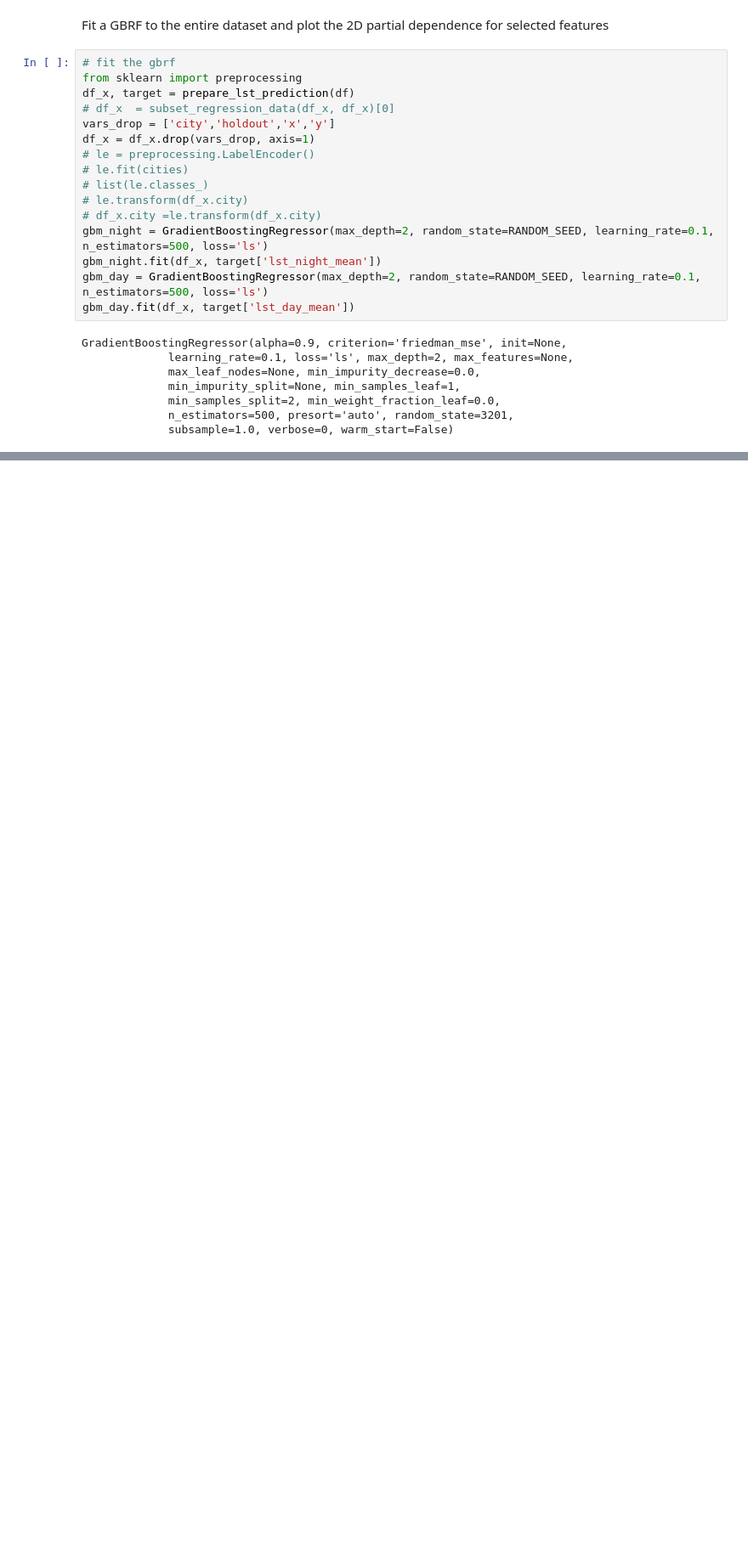
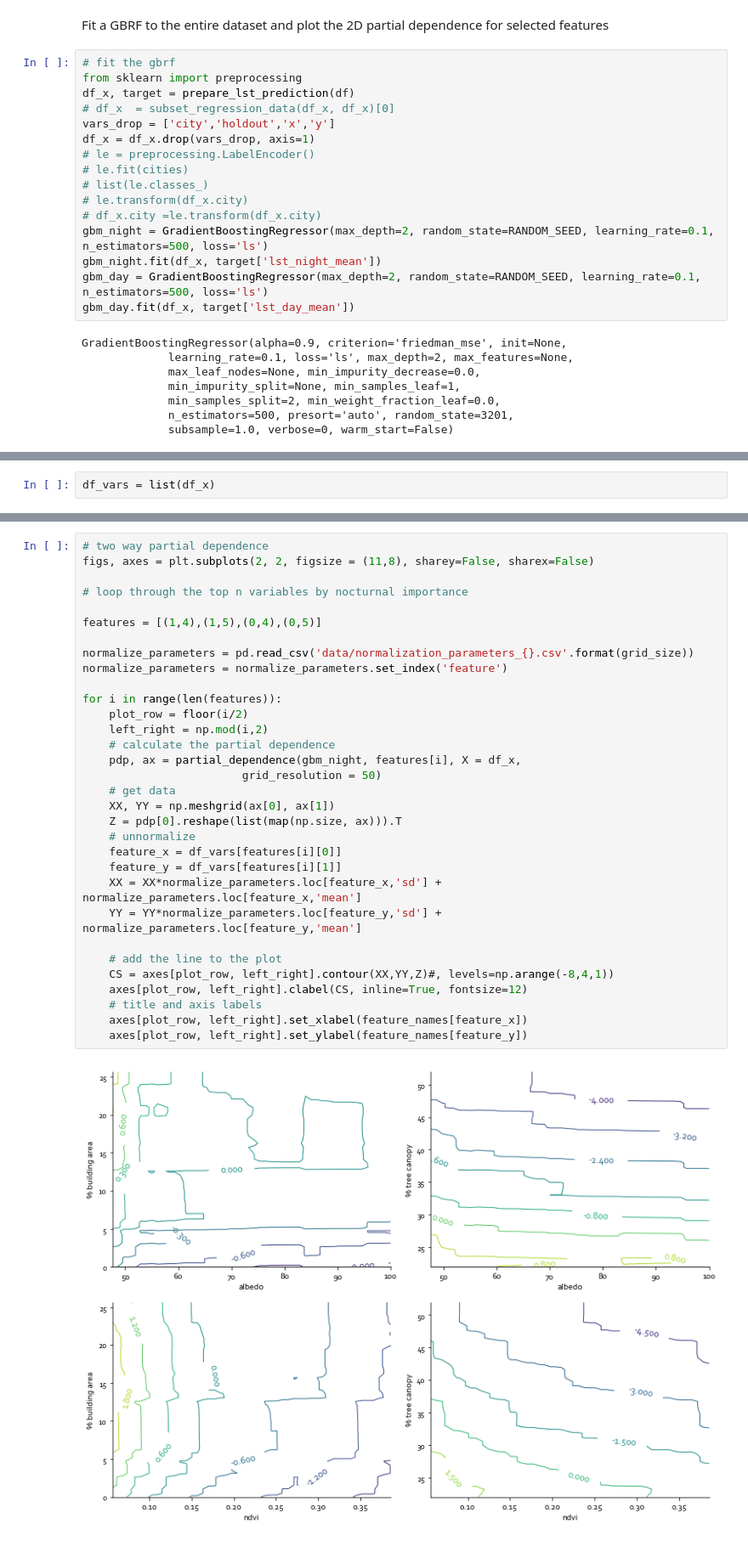
Before and after one commit to tommlogan/land_surface_temperature, a Jupyter notebook: code/analysis/partial_dependence_PY.ipynb, the cells around one changed output, grey strips where cells are left out. Shown at 85% size. Saved outputs shown, nothing was run; the diff lists cells and outputs as text; blank space fills up the shorter version.

```diff
--- a/code/analysis/partial_dependence_PY.ipynb
+++ b/code/analysis/partial_dependence_PY.ipynb
@@ -142,0 +58,2 @@ features
+# %%
+df_vars = list(df_x)
@@ -142,0 +76,34 @@ features
+# %%
+# two way partial dependence
+figs, axes = plt.subplots(2, 2, figsize = (11,8), sharey=False, sharex=False)
+
+# loop through the top n variables by nocturnal importance
+
+features = [(1,4),(1,5),(0,4),(0,5)]
+
+normalize_parameters = pd.read_csv('data/normalization_parameters_{}.csv'.format(grid_size))
+normalize_parameters = normalize_parameters.set_index('feature')
+
+for i in range(len(features)):
+    plot_row = floor(i/2)
+    left_right = np.mod(i,2)
+    # calculate the partial dependence
+    pdp, ax = partial_dependence(gbm_night, features[i], X = df_x,
+                        grid_resolution = 50)
+    # get data
+    XX, YY = np.meshgrid(ax[0], ax[1])
+    Z = pdp[0].reshape(list(map(np.size, ax))).T
+    # unnormalize
+    feature_x = df_vars[features[i][0]]
+    feature_y = df_vars[features[i][1]]
+    XX = XX*normalize_parameters.loc[feature_x,'sd'] + normalize_parameters.loc[feature_x,'mean']
+    YY = YY*normalize_parameters.loc[feature_y,'sd'] + normalize_parameters.loc[feature_y,'mean']
+
+    # add the line to the plot
+    CS = axes[plot_row, left_right].contour(XX,YY,Z)#, levels=np.arange(-8,4,1))
+    axes[plot_row, left_right].clabel(CS, inline=True, fontsize=12)
+    # title and axis labels
+    axes[plot_row, left_right].set_xlabel(feature_names[feature_x])
+    axes[plot_row, left_right].set_ylabel(feature_names[feature_y])
+# %% [output]
+[figure, added]
```
Also changed, not shown: parts of 9 cells of this notebook, 7 other files.
